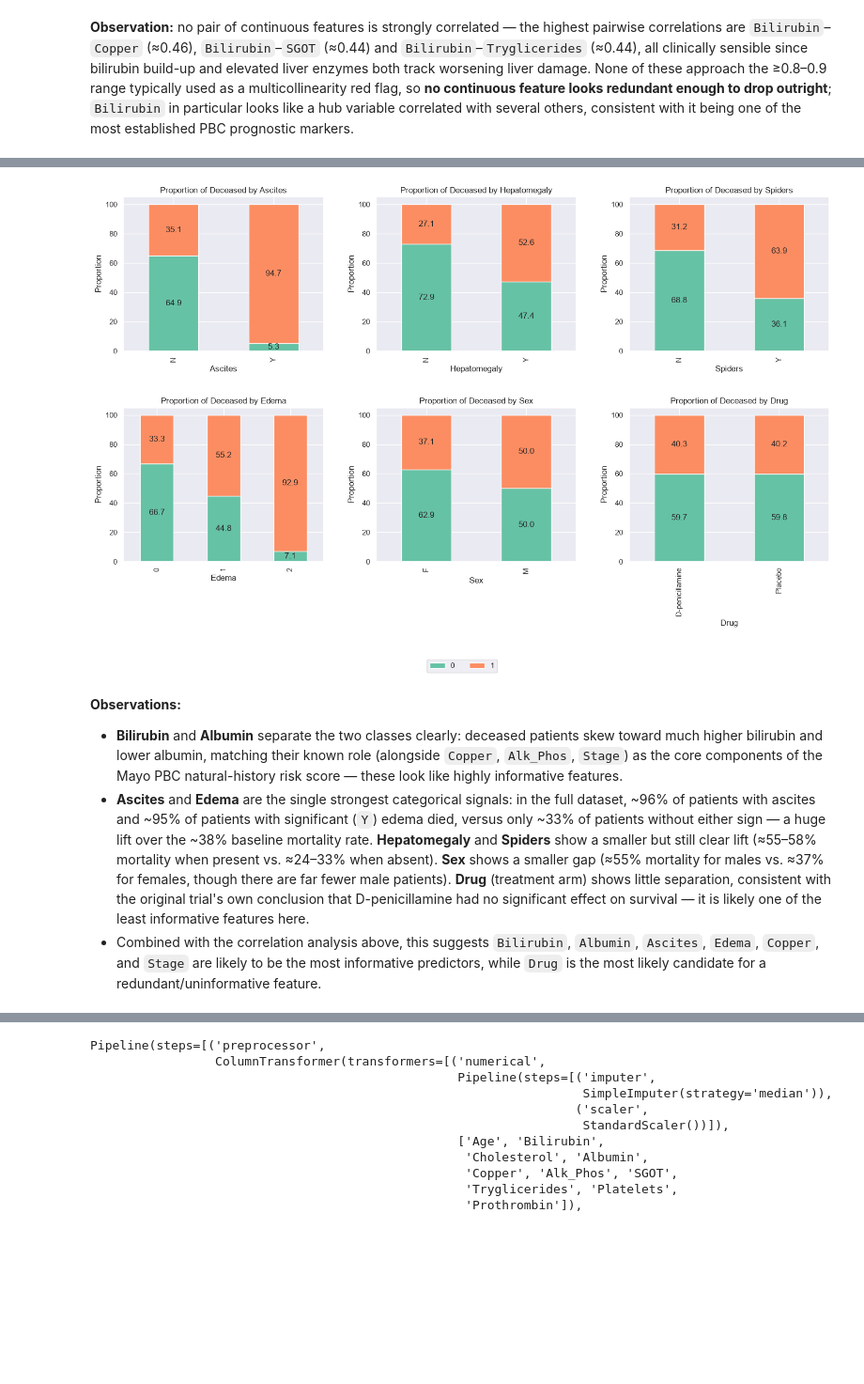
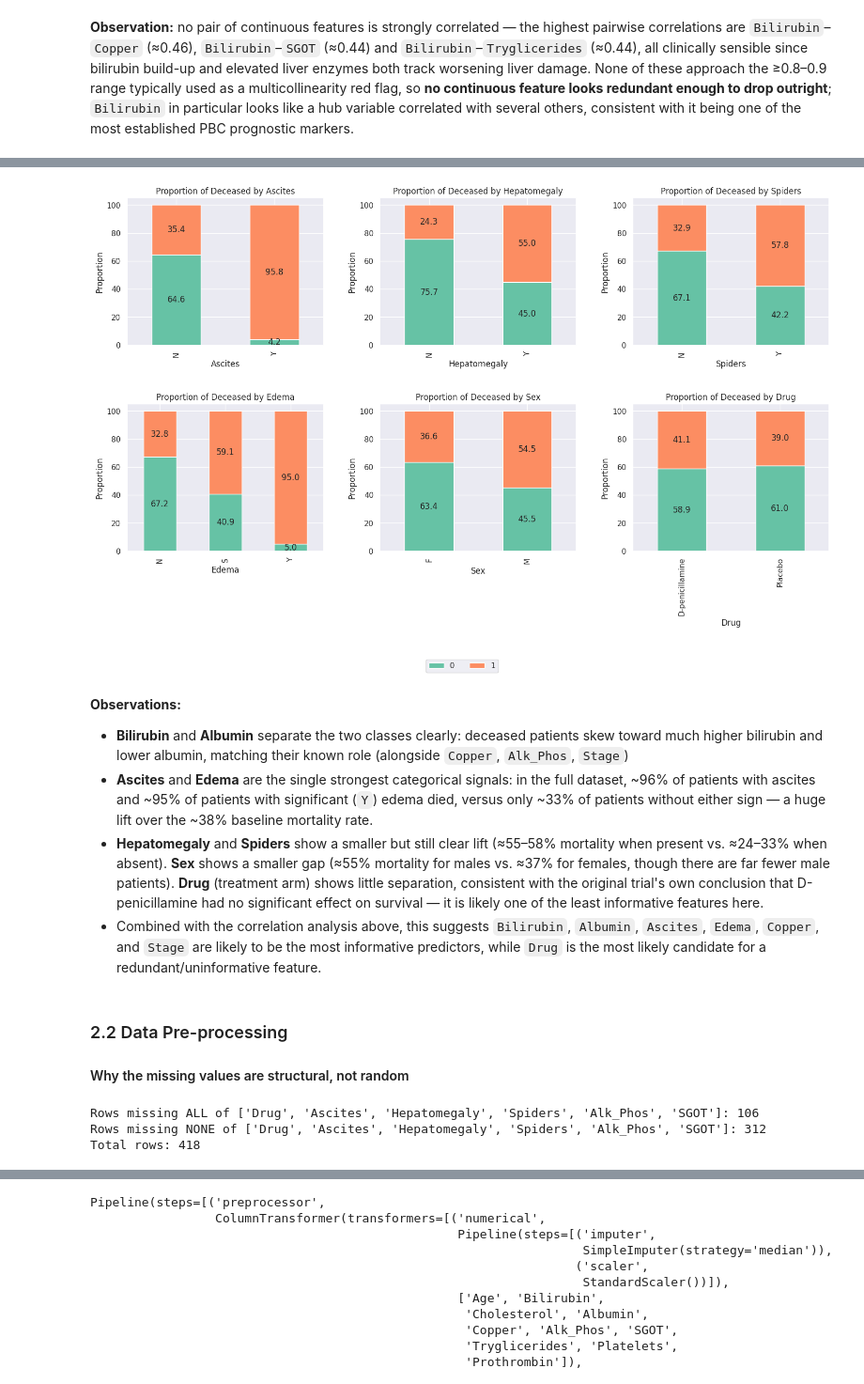
Before and after one commit to Rajesh2015/MSMLRepoSolution, a Jupyter notebook: SG-720-Machine Learning/Cirrhosis Patient Survival Prediction 4C/cirrhosis_patient_predictions.ipynb, the cells around one changed output, grey strips where cells are left out. Shown at 94% size. Saved outputs shown, nothing was run; the diff lists cells and outputs as text; code cells hidden in the pictures; blank space fills up the shorter version.

```diff
--- a/SG-720-Machine Learning/Cirrhosis Patient Survival Prediction 4C/cirrhosis_patient_predictions.ipynb
+++ b/SG-720-Machine Learning/Cirrhosis Patient Survival Prediction 4C/cirrhosis_patient_predictions.ipynb
@@ -759,10 +761,28 @@ distribution_plot_wrt_target(train_eda_df, 'Albumin', 'Deceased', 'Albumin (Not
 # %%
 # Categorical / ordinal exam findings vs. the target
-create_stacked_bar_subplots(train_eda_df, ['Ascites', 'Hepatomegaly', 'Spiders', 'Edema', 'Sex', 'Drug'], 'Deceased', n_cols=3)
+create_stacked_bar_subplots(cirrhosis_df, ['Ascites', 'Hepatomegaly', 'Spiders', 'Edema', 'Sex', 'Drug'], 'Deceased', n_cols=3)
 # %% [output]
-[figure, old version]
+[figure, new version]
 # %% [markdown]
 **Observations:**
-- **Bilirubin** and **Albumin** separate the two classes clearly: deceased patients skew toward much higher bilirubin and lower albumin, matching their known role (alongside `Copper`, `Alk_Phos`, `Stage`) as the core components of the Mayo PBC natural-history risk score — these look like highly informative features.
-- **Ascites** and **Edema** are the single strongest categorical signals: in the full dataset, ~96% of patients with ascites and ~95% of patients with significant (`Y`) edema died, versus only ~33% of patients without either sign — a huge lift over the ~38% baseline mortality rate. **Hepatomegaly** and **Spiders** show a smaller but still clear lift (≈55–58% mortality when present vs. ≈24–33% when absent). **Sex** shows a smaller gap (≈55% mortality for males vs. ≈37% for females, though there are far fewer male patients). **Drug** (treatment arm) shows little separation, consistent with the original trial's own conclusion that D-penicillamine had no significant effect on survival — it is likely one of the least informative features here.
+- **Bilirubin** and **Albumin** separate the two classes clearly: deceased patients skew toward much higher bilirubin and lower albumin, matching their known role (alongside `Copper`, `Alk_Phos`, `Stage`)
+- **Ascites** and **Edema** are the single strongest categorical signals: in the full dataset, ~96% of patients with ascites and ~95% of patients with significant (`Y`) edema died, versus only ~33% of patients without either sign — a huge lift over the ~38% baseline mortality rate.
+- **Hepatomegaly** and **Spiders** show a smaller but still clear lift (≈55–58% mortality when present vs. ≈24–33% when absent). **Sex** shows a smaller gap (≈55% mortality for males vs. ≈37% for females, though there are far fewer male patients). **Drug** (treatment arm) shows little separation, consistent with the original trial's own conclusion that D-penicillamine had no significant effect on survival — it is likely one of the least informative features here.
 - Combined with the correlation analysis above, this suggests `Bilirubin`, `Albumin`, `Ascites`, `Edema`, `Copper`, and `Stage` are likely to be the most informative predictors, while `Drug` is the most likely candidate for a redundant/uninformative feature.
+# %% [markdown]
+### 2.2 Data Pre-processing
+
+#### Why the missing values are structural, not random
+# %%
+# Check whether the 6 heavily-missing columns are missing together in the same rows
+trial_only_cols = ['Drug', 'Ascites', 'Hepatomegaly', 'Spiders', 'Alk_Phos', 'SGOT']
+rows_missing_all_6 = (cirrhosis_df[trial_only_cols].isna().sum(axis=1) == 6).sum()
+rows_missing_none = (cirrhosis_df[trial_only_cols].isna().sum(axis=1) == 0).sum()
+
+print(f"Rows missing ALL of {trial_only_cols}: {rows_missing_all_6}")
+print(f"Rows missing NONE of {trial_only_cols}: {rows_missing_none}")
+print(f"Total rows: {len(cirrhosis_df)}")
+# %% [output]
+Rows missing ALL of ['Drug', 'Ascites', 'Hepatomegaly', 'Spiders', 'Alk_Phos', 'SGOT']: 106
+Rows missing NONE of ['Drug', 'Ascites', 'Hepatomegaly', 'Spiders', 'Alk_Phos', 'SGOT']: 312
+Total rows: 418
```
Also changed, not shown: parts of 62 cells of this notebook.
